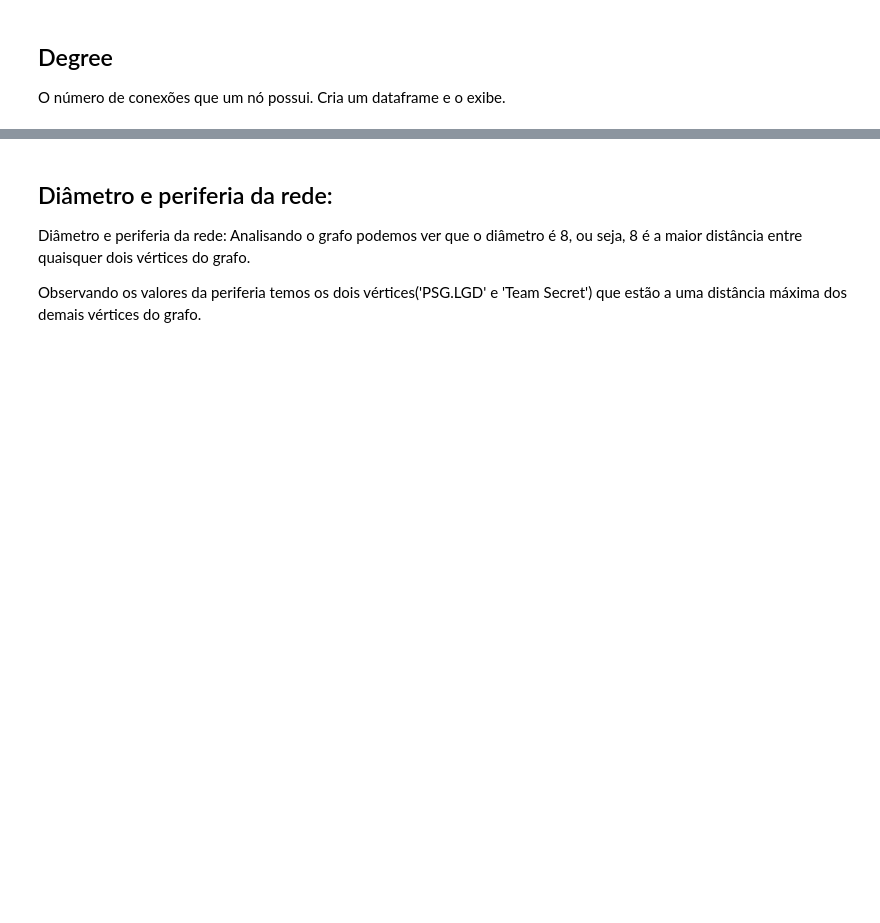
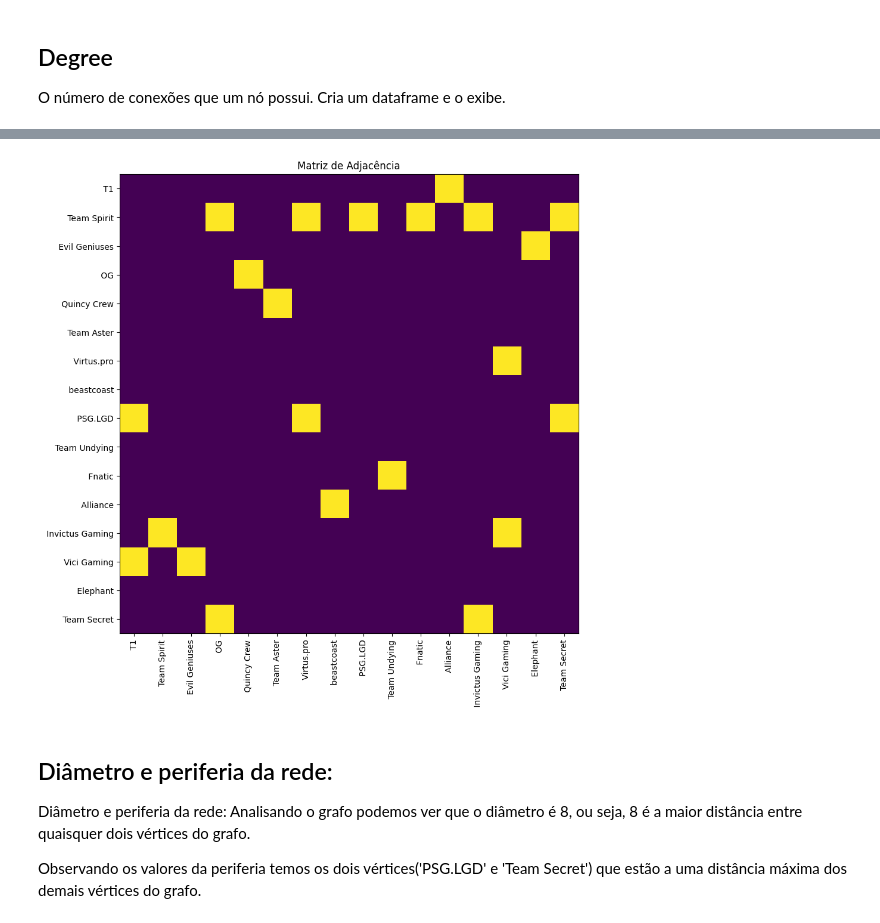
Before and after one commit to TheMatheusDev/network_analysis, a Jupyter notebook: notebooks/06_Network_Analysis_on_TI11_Playoffs.ipynb, the cells around one changed output, grey strips where cells are left out. Drawn from its saved outputs; the diff is of its cells as text; code cells hidden in the pictures; blank space fills up the shorter version.

```diff
--- a/notebooks/06_Network_Analysis_on_TI11_Playoffs.ipynb
+++ b/notebooks/06_Network_Analysis_on_TI11_Playoffs.ipynb
@@ -156,3 +141,21 @@ array([[0, 0, 0, 0, 0, 0, 0, 0, 0, 0, 1, 0, 0, 0, 0, 0],
+# %%
+# Cria a matriz
+adjacency_matrix = nx.to_numpy_array(G)
+
+# Configs
+plt.figure(figsize=(10, 10))
+plt.imshow(adjacency_matrix, cmap='viridis', interpolation='nearest')
+
+# Labels dos times
+tick_marks = range(len(G.nodes()))
+plt.xticks(tick_marks, G.nodes(), rotation=90)
+plt.yticks(tick_marks, G.nodes())
+
+# Plota!
+plt.title("Matriz de Adjacência")
+plt.show()
+# %% [output]
+[figure, added]
 # %% [markdown]
 ## Diâmetro e periferia da rede:
 
```
Also changed, not shown: parts of 10 cells of this notebook, 1 other file.
